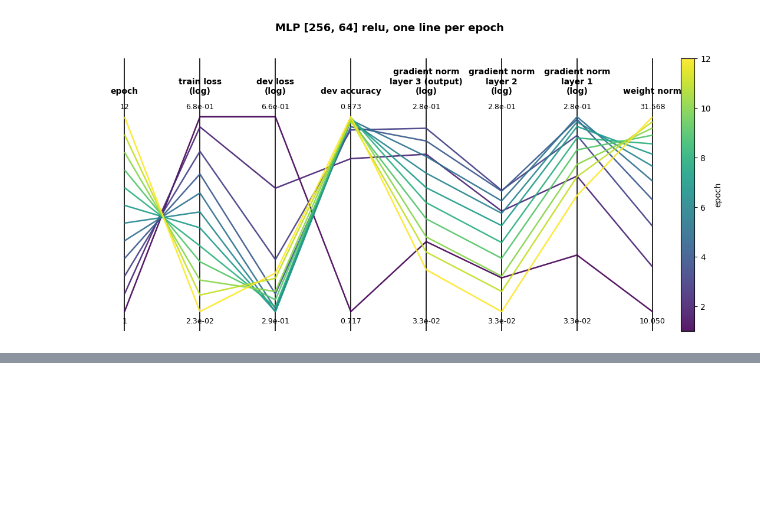
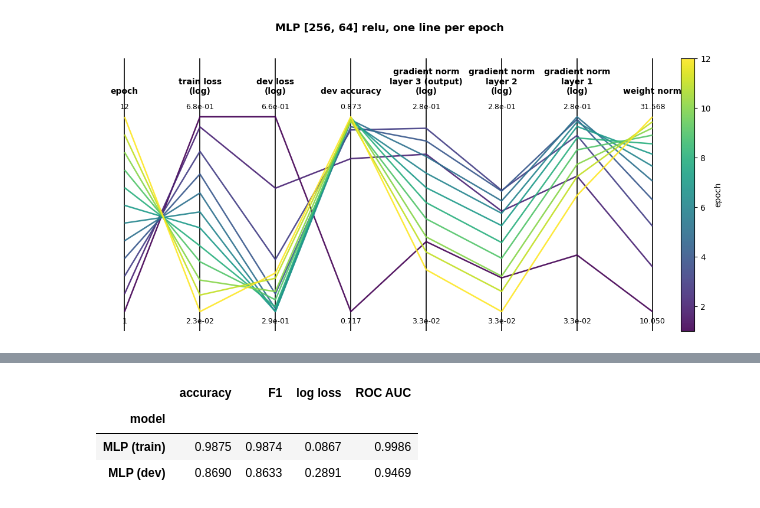
Before and after one commit to rachichi/human-or-ai-submissions-team-27, a Jupyter notebook: submissions/team_27/neuralnet_rl998.ipynb, the cells around one changed output, grey strips where cells are left out. Drawn from its saved outputs; the diff is of its cells as text; code cells hidden in the pictures; blank space fills up the shorter version.

```diff
--- a/submissions/team_27/neuralnet_rl998.ipynb
+++ b/submissions/team_27/neuralnet_rl998.ipynb
@@ -379,0 +389,25 @@ parallel_coordinates(history, f"MLP {SIZES[1:-1]} {ACTIVATION}, one line per epo
+# %%
+def report(name, y_true, p):
+    # p = predicted P(AI); threshold at 0.5 for the hard 0/1 metrics
+    y_pred = (p >= 0.5).astype(int)
+    return {
+        "model": name,
+        "accuracy": accuracy_score(y_true, y_pred),
+        "F1": f1_score(y_true, y_pred),
+        "log loss": log_loss(y_true, p),
+        "ROC AUC": roc_auc_score(y_true, p),
+    }
+
+_, p_train = evaluate(model, make_loader(X_train, y_train))
+_, p_dev = evaluate(model, dev_loader)
+
+results = pd.DataFrame([
+    report("MLP (train)", y_train, p_train),
+    report("MLP (dev)", y_dev, p_dev),
+]).set_index("model")
+results.round(4)
+# %% [output]
+|  | accuracy | F1 | log loss | ROC AUC |
+| model |  |  |  |  |
+| MLP (train) | 0.9875 | 0.9874 | 0.0867 | 0.9986 |
+| MLP (dev) | 0.8690 | 0.8633 | 0.2891 | 0.9469 |
```
Also changed, not shown: parts of 5 cells of this notebook.
